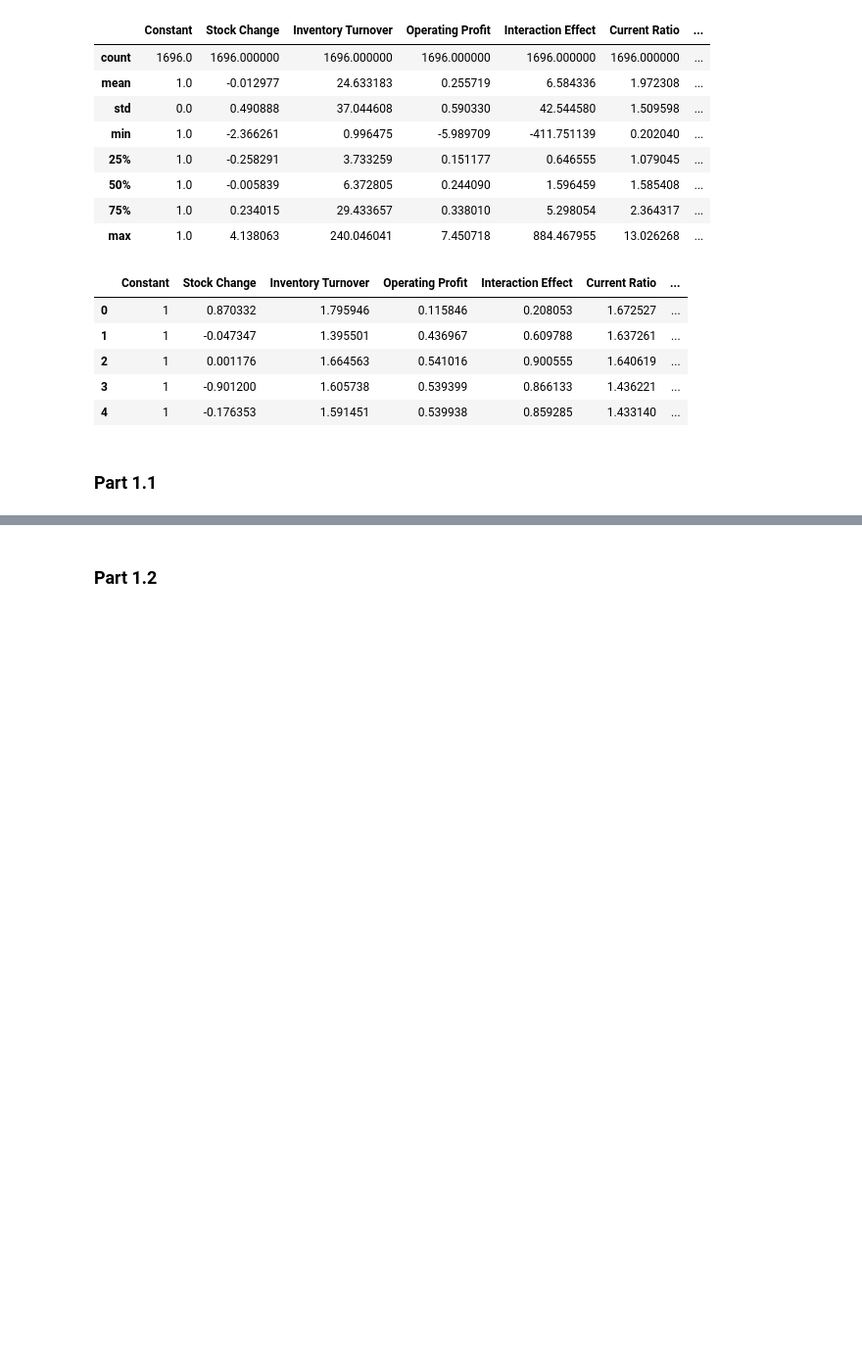
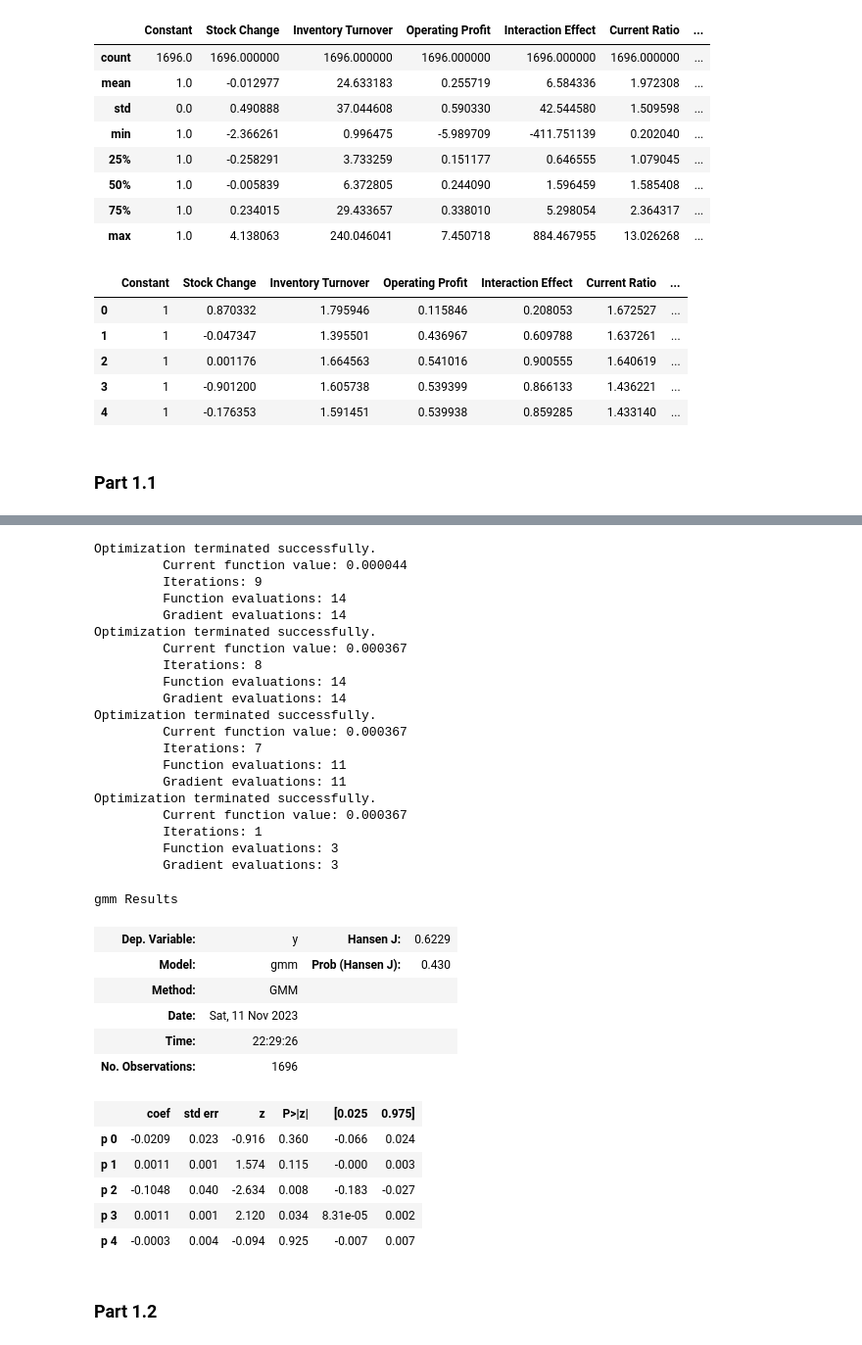
Before and after one commit to mahinbindra/schulich_data_science, a Jupyter notebook: MBAN_midterm.ipynb, the cells around one changed output, grey strips where cells are left out. Shown at 98% size. Drawn from its saved outputs; the diff is of its cells as text; code cells hidden in the pictures; blank space fills up the shorter version.

```diff
--- a/PredictiveModelling_MidTerm.ipynb
+++ b/MBAN_midterm.ipynb
@@ -189,5 +198,73 @@ gmm Results
 | p 2 | -0.1051 | 0.032 | -3.284 | 0.001 | -0.168 | -0.042 |
 | p 3 | 0.0012 | 0.000 | 2.801 | 0.005 | 0.000 | 0.002 |
 | p 4 | 0.0047 | 0.009 | 0.538 | 0.590 | -0.012 | 0.022 |
+# %%
+# UPDATED GMM MODEL WITH DELTA TERM INCORPORATED (subtracted from all error values to test industry expert's hypothesis)
+
+y_vals = np.array(data["Stock Change"])
+x_vals = np.array(data[["Inventory Turnover", "Operating Profit", "Interaction Effect"]])
+iv_vals = np.array(data[["Current Ratio", "Quick Ratio", "Debt Asset Ratio"]])
+
+class gmm(GMM):
+    def momcond(self, params):
+        p0, p1, p2, p3, delta = params  # Add delta as a parameter
+        endog = self.endog
+        exog = self.exog
+        inst = self.instrument
+
+        # Update instrumental-variable moment expressions with 𝛿 term
+        delta_term = delta * np.ones_like(endog)
+        error0 = endog - p0 - p1 * exog[:, 0] - p2 * exog[:, 1] - p3 * exog[:, 2] - delta_term
+        error1 = (endog - p0 - p1 * exog[:, 0] - p2 * exog[:, 1] - p3 * exog[:, 2]) * exog[:, 1] - delta_term
+        error2 = (endog - p0 - p1 * exog[:, 0] - p2 * exog[:, 1] - p3 * exog[:, 2]) * exog[:, 2] - delta_term
+        error3 = (endog - p0 - p1 * exog[:, 0] - p2 * exog[:, 1] - p3 * exog[:, 2]) * inst[:, 0] - delta_term
+        error4 = (endog - p0 - p1 * exog[:, 0] - p2 * exog[:, 1] - p3 * exog[:, 2]) * inst[:, 1] - delta_term
+        error5 = (endog - p0 - p1 * exog[:, 0] - p2 * exog[:, 1] - p3 * exog[:, 2]) * inst[:, 2] - delta_term
+
+        g = np.column_stack((error0, error1, error2, error3, error4, error5))
+        return g
+
+
+beta0 = np.array([0.1, 0.1, 0.1, 0.1, 0.1])
+
+
+res = gmm(endog=y_vals, exog=x_vals, instrument=iv_vals, k_moms=6, k_params=5).fit(beta0)
+
+
+res.summary()
+# %% [output]
+Optimization terminated successfully.
+         Current function value: 0.000044
+         Iterations: 9
+         Function evaluations: 14
+         Gradient evaluations: 14
+Optimization terminated successfully.
+         Current function value: 0.000367
+         Iterations: 8
+         Function evaluations: 14
+         Gradient evaluations: 14
+Optimization terminated successfully.
+         Current function value: 0.000367
+         Iterations: 7
+         Function evaluations: 11
+         Gradient evaluations: 11
+Optimization terminated successfully.
+         Current function value: 0.000367
+         Iterations: 1
+         Function evaluations: 3
+         Gradient evaluations: 3
+gmm Results
+| Dep. Variable: | y | Hansen J: | 0.6229 |
+| Model: | gmm | Prob (Hansen J): | 0.430 |
+| Method: | GMM |  |  |
+| Date: | Sat, 11 Nov 2023 |  |  |
+| Time: | 22:29:26 |  |  |
+| No. Observations: | 1696 |  |  |
+|  | coef | std err | z | P>|z| | [0.025 | 0.975] |
+| p 0 | -0.0209 | 0.023 | -0.916 | 0.360 | -0.066 | 0.024 |
+| p 1 | 0.0011 | 0.001 | 1.574 | 0.115 | -0.000 | 0.003 |
+| p 2 | -0.1048 | 0.040 | -2.634 | 0.008 | -0.183 | -0.027 |
+| p 3 | 0.0011 | 0.001 | 2.120 | 0.034 | 8.31e-05 | 0.002 |
+| p 4 | -0.0003 | 0.004 | -0.094 | 0.925 | -0.007 | 0.007 |
 # %% [markdown]
 ### Part 1.2
```
Also changed, not shown: parts of 4 cells of this notebook.
